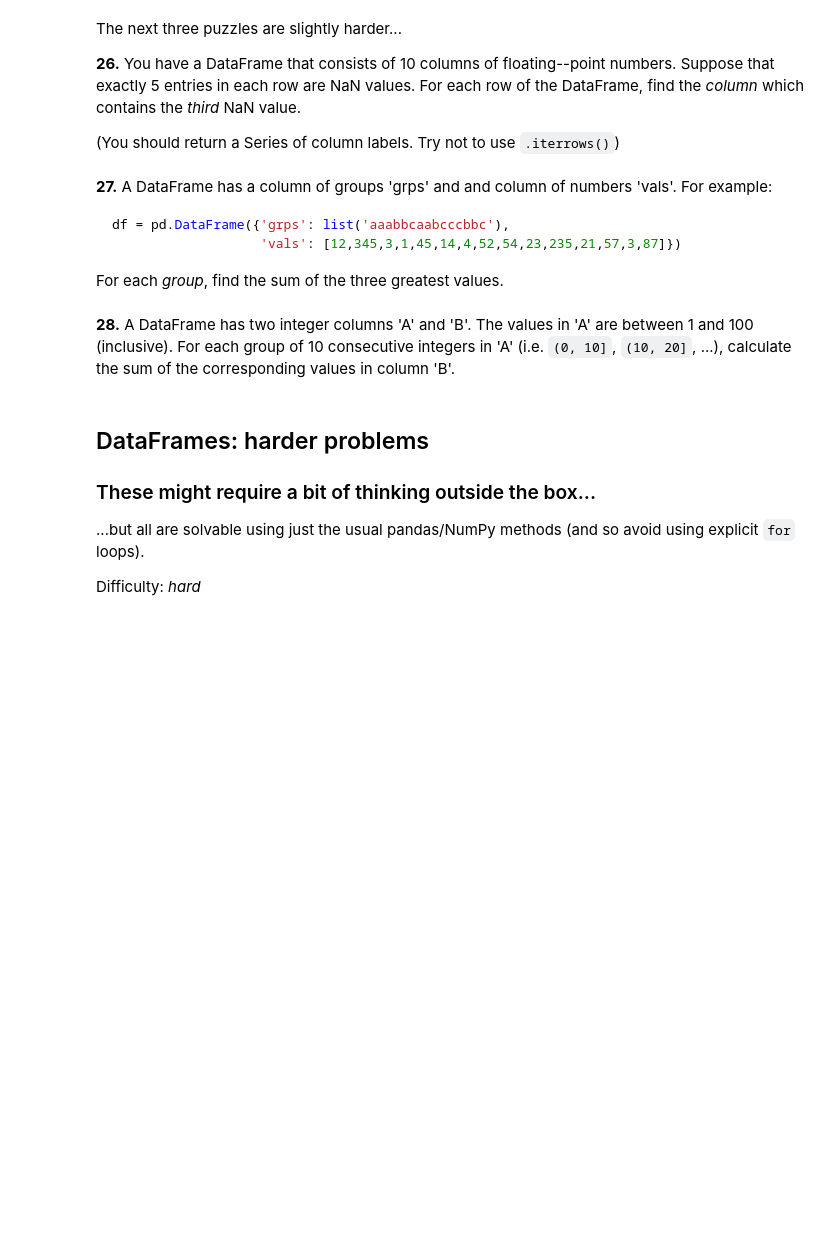
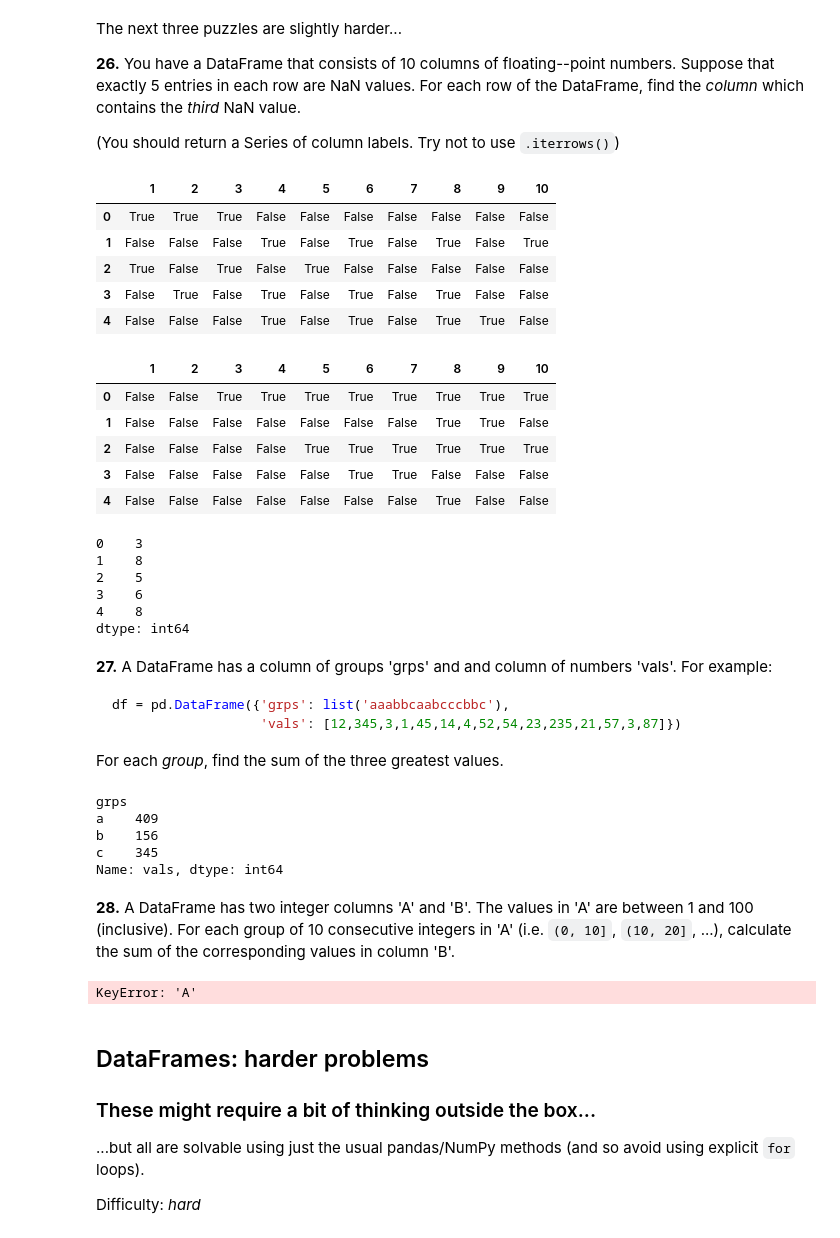
Before and after one commit to wojtekgradzinski/AISpring21, a Jupyter notebook: M1/D7/d7_Pandas/100-pandas-puzzles.ipynb, the cells around one changed output. Cells and saved outputs as stored; diff of their text form; code cells hidden in the pictures; blank space fills up the shorter version.

````diff
--- a/M1/D7/d7_Pandas/100-pandas-puzzles.ipynb
+++ b/M1/D7/d7_Pandas/100-pandas-puzzles.ipynb
@@ -303,15 +362,41 @@ The next three puzzles are slightly harder...
 # %%
 data = {
 1:[np.nan,2,np.nan,4,5],
 2:[np.nan,2,3,np.nan,5],
 3:[np.nan,2,np.nan,4,5],
 4:[1,np.nan,3,np.nan,np.nan],
 5:[1,2,np.nan,4,5],
 6:[1,np.nan,3,np.nan,np.nan],
 7:[1,2,3,4,5],
 8:[1,np.nan,3,np.nan,np.nan],
 9:[1,2,3,4,np.nan],
 10:[1,np.nan,3,4,5]}
+
+# display(data)
+# df_new = pd.DataFrame(data)
+# display(df_new)
+display(df_new.isnull()) # show which ones are nan(null)
+display(df_new.isnull().cumsum(axis=1)==3) # cumsum counts the true boolean untill it is == 3
+(df_new.isnull().cumsum(axis=1) == 3).idxmax(axis=1) # with idxmax
+# %% [output]
+|  | 1 | 2 | 3 | 4 | 5 | 6 | 7 | 8 | 9 | 10 |
+| 0 | True | True | True | False | False | False | False | False | False | False |
+| 1 | False | False | False | True | False | True | False | True | False | True |
+| 2 | True | False | True | False | True | False | False | False | False | False |
+| 3 | False | True | False | True | False | True | False | True | False | False |
+| 4 | False | False | False | True | False | True | False | True | True | False |
+|  | 1 | 2 | 3 | 4 | 5 | 6 | 7 | 8 | 9 | 10 |
+| 0 | False | False | True | True | True | True | True | True | True | True |
+| 1 | False | False | False | False | False | False | False | True | True | False |
+| 2 | False | False | False | False | True | True | True | True | True | True |
+| 3 | False | False | False | False | False | True | True | False | False | False |
+| 4 | False | False | False | False | False | False | False | True | False | False |
+0    3
+1    8
+2    5
+3    6
+4    8
+dtype: int64
 # %% [markdown]
 **27.** A DataFrame has a column of groups 'grps' and and column of numbers 'vals'. For example:
 
@@ -320,8 +405,25 @@ df = pd.DataFrame({'grps': list('aaabbcaabcccbbc'),
                    'vals': [12,345,3,1,45,14,4,52,54,23,235,21,57,3,87]})
 ```
 For each *group*, find the sum of the three greatest values.
+# %%
+df = pd.DataFrame({'grps': list('aaabbcaabcccbbc'),
+                   'vals': [12,345,3,1,45,14,4,52,54,23,235,21,57,3,87]})
+
+#group and return the lasgest elements, then sum
+df.groupby('grps')['vals'].nlargest(3).sum(level=0)
+# %% [output]
+grps
+a    409
+b    156
+c    345
+Name: vals, dtype: int64
 # %% [markdown]
 **28.** A DataFrame has two integer columns 'A' and 'B'. The values in 'A' are between 1 and 100 (inclusive). For each group of 10 consecutive integers in 'A' (i.e. `(0, 10]`, `(10, 20]`, ...), calculate the sum of the corresponding values in column 'B'.
+# %%
+df.groupby(pd.cut(df['A'], np.arange(0, 101, 10)))['B'].sum()
+df
+# %% [output]
+KeyError: 'A'
 # %% [markdown]
 ## DataFrames: harder problems
 
````
Also changed, not shown: parts of 8 cells of this notebook.
